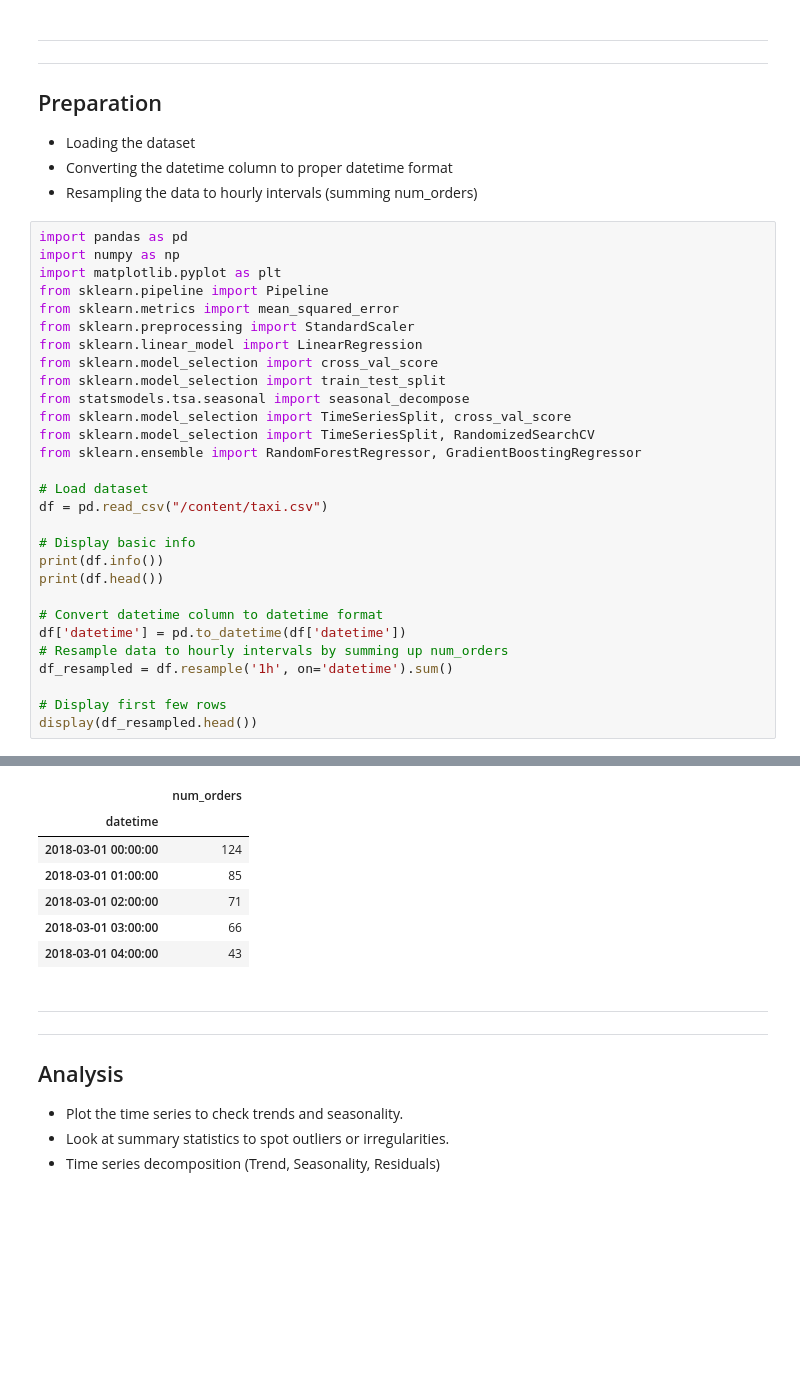
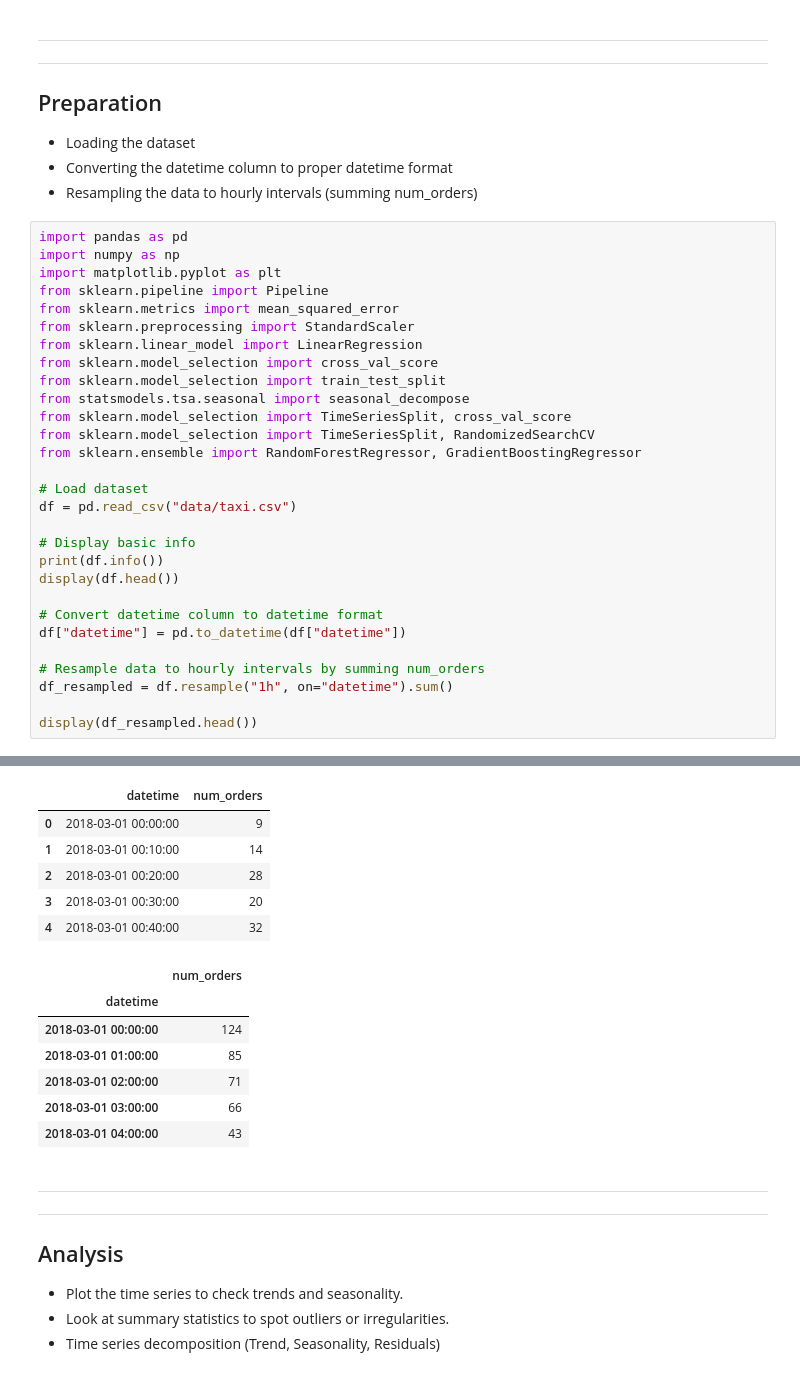
Before and after one commit to rhicarmel/chicago-taxi-sql-analysis, a Jupyter notebook: notebooks/TaxiOrders(TimeSeries).ipynb, the cells around one changed output, grey strips where cells are left out. Drawn from its saved outputs; the diff is of its cells as text; blank space fills up the shorter version.

```diff
--- a/notebooks/TaxiOrders(TimeSeries).ipynb
+++ b/notebooks/TaxiOrders(TimeSeries).ipynb
@@ -41,18 +41,18 @@ from sklearn.model_selection import TimeSeriesSplit, RandomizedSearchCV
 from sklearn.ensemble import RandomForestRegressor, GradientBoostingRegressor
 
 # Load dataset
-df = pd.read_csv("/content/taxi.csv")
+df = pd.read_csv("data/taxi.csv")
 
 # Display basic info
 print(df.info())
-print(df.head())
+display(df.head())
 
 # Convert datetime column to datetime format
-df['datetime'] = pd.to_datetime(df['datetime'])
-# Resample data to hourly intervals by summing up num_orders
-df_resampled = df.resample('1h', on='datetime').sum()
+df["datetime"] = pd.to_datetime(df["datetime"])
 
-# Display first few rows
+# Resample data to hourly intervals by summing num_orders
+df_resampled = df.resample("1h", on="datetime").sum()
+
 display(df_resampled.head())
 # %% [output]
 <class 'pandas.core.frame.DataFrame'>
@@ -74,10 +68,16 @@ None
-|  | num_orders |
-| datetime |  |
-| 2018-03-01 00:00:00 | 124 |
-| 2018-03-01 01:00:00 | 85 |
-| 2018-03-01 02:00:00 | 71 |
-| 2018-03-01 03:00:00 | 66 |
-| 2018-03-01 04:00:00 | 43 |
+|  | datetime | num_orders |
+| 0 | 2018-03-01 00:00:00 | 9 |
+| 1 | 2018-03-01 00:10:00 | 14 |
+| 2 | 2018-03-01 00:20:00 | 28 |
+| 3 | 2018-03-01 00:30:00 | 20 |
+| 4 | 2018-03-01 00:40:00 | 32 |
+|  | num_orders |
+| datetime |  |
+| 2018-03-01 00:00:00 | 124 |
+| 2018-03-01 01:00:00 | 85 |
+| 2018-03-01 02:00:00 | 71 |
+| 2018-03-01 03:00:00 | 66 |
+| 2018-03-01 04:00:00 | 43 |
 # %% [markdown]
 ***
 ***
```
Also changed, not shown: parts of 2 cells of this notebook.
